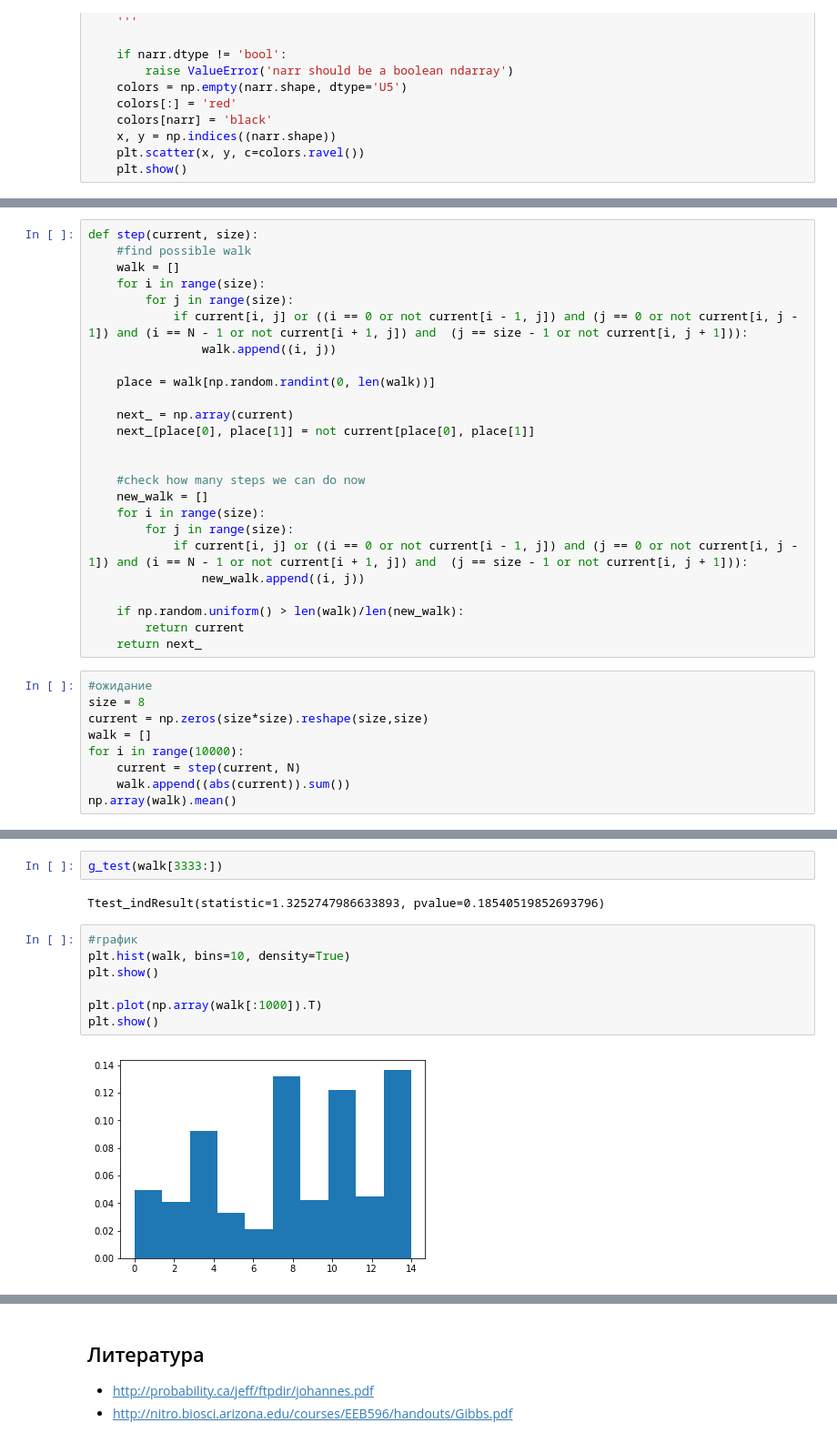
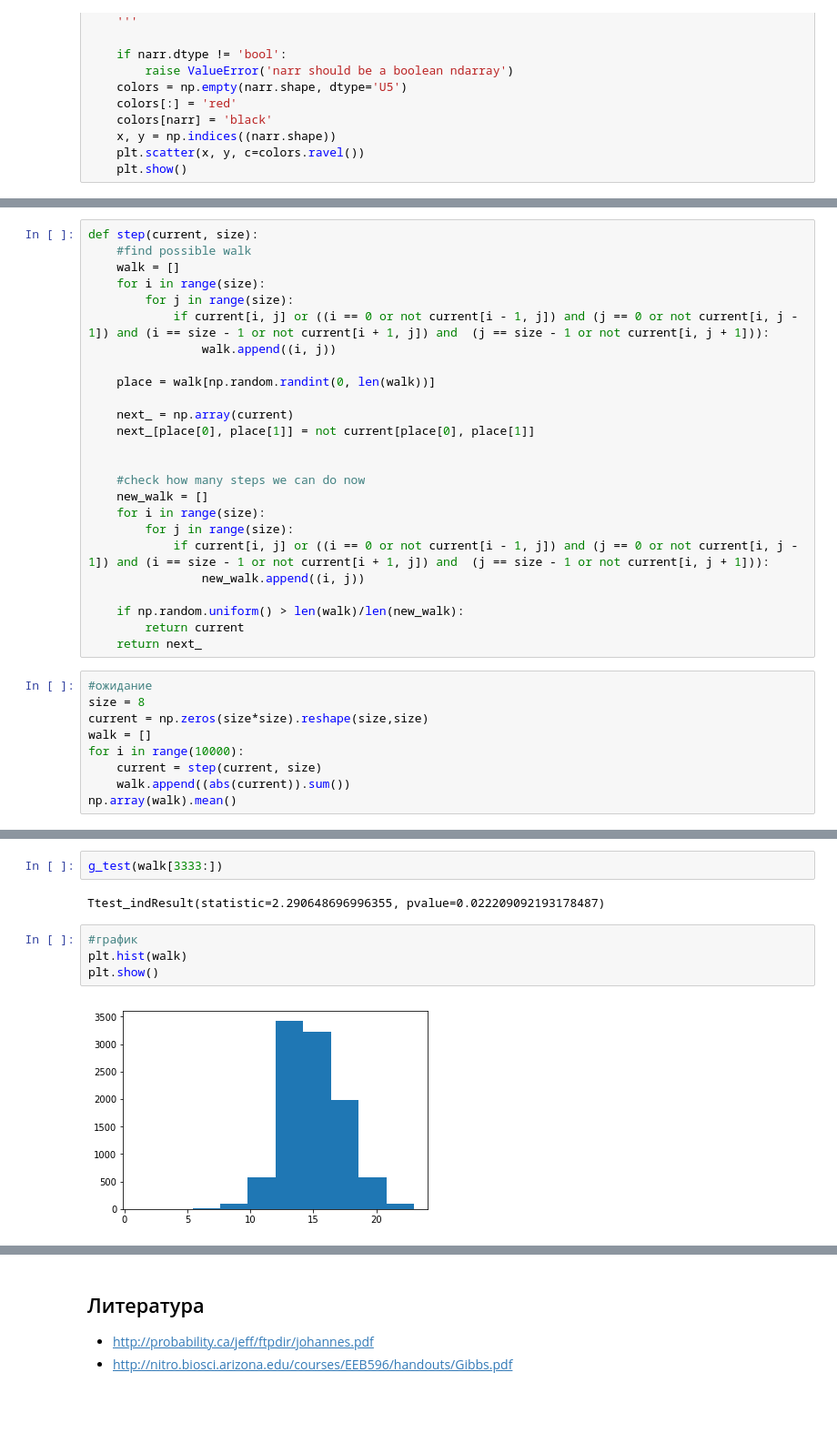
Before and after one commit to Raymorr/python, a Jupyter notebook: homework6.ipynb, the cells around one changed output, grey strips where cells are left out. Shown: that part at 91% size. Saved outputs shown, nothing was run; the diff lists cells and outputs as text; blank space fills up the shorter version.

```diff
--- a/homework6.ipynb
+++ b/homework6.ipynb
@@ -498,7 +498,7 @@ def step(current, size):
     walk = []
     for i in range(size):
         for j in range(size):
-            if current[i, j] or ((i == 0 or not current[i - 1, j]) and (j == 0 or not current[i, j - 1]) and (i == N - 1 or not current[i + 1, j]) and  (j == size - 1 or not current[i, j + 1])):
+            if current[i, j] or ((i == 0 or not current[i - 1, j]) and (j == 0 or not current[i, j - 1]) and (i == size - 1 or not current[i + 1, j]) and  (j == size - 1 or not current[i, j + 1])):
                 walk.append((i, j))
 
     place = walk[np.random.randint(0, len(walk))]
@@ -511,7 +511,7 @@ def step(current, size):
     new_walk = []
     for i in range(size):
         for j in range(size):
-            if current[i, j] or ((i == 0 or not current[i - 1, j]) and (j == 0 or not current[i, j - 1]) and (i == N - 1 or not current[i + 1, j]) and  (j == size - 1 or not current[i, j + 1])):
+            if current[i, j] or ((i == 0 or not current[i - 1, j]) and (j == 0 or not current[i, j - 1]) and (i == size - 1 or not current[i + 1, j]) and  (j == size - 1 or not current[i, j + 1])):
                 new_walk.append((i, j))
 
     if np.random.uniform() > len(walk)/len(new_walk):
@@ -523,7 +523,7 @@ size = 8
 current = np.zeros(size*size).reshape(size,size)
 walk = []
 for i in range(10000):
-    current = step(current, N)
+    current = step(current, size)
     walk.append((abs(current)).sum())
 np.array(walk).mean()
 # %% [output]
@@ -547,13 +544,10 @@ Ttest_indResult(statistic=-9.620953882854353, pvalue=3.0640720841805387e-21)
 # %%
 g_test(walk[3333:])
 # %% [output]
-Ttest_indResult(statistic=1.3252747986633893, pvalue=0.18540519852693796)
+Ttest_indResult(statistic=2.290648696996355, pvalue=0.022209092193178487)
 # %%
 #график
-plt.hist(walk, bins=10, density=True)
+plt.hist(walk)
 plt.show()
-
-plt.plot(np.array(walk[:1000]).T)
-plt.show()
 # %% [output]
-[figure, old version]
+[figure, new version]
```
Also changed, not shown: parts of 5 cells of this notebook.
